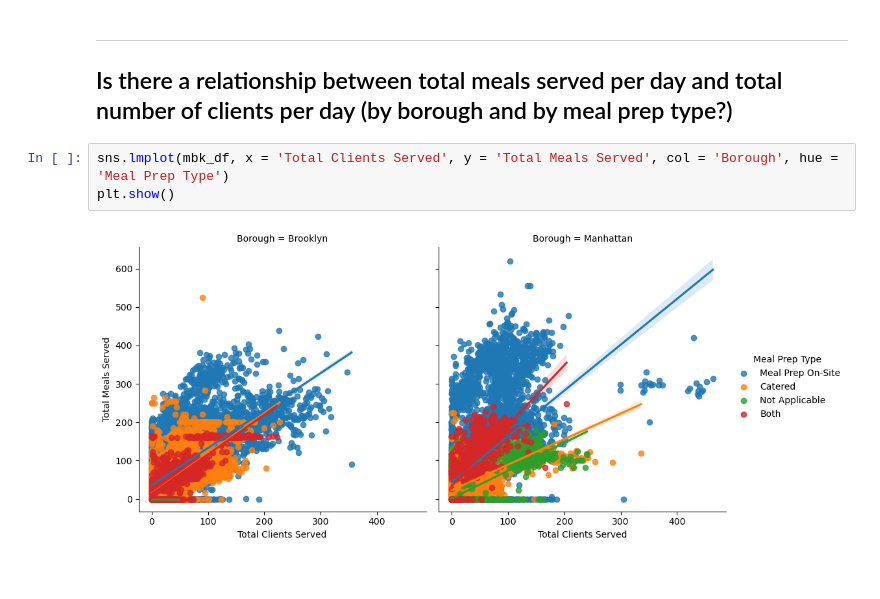
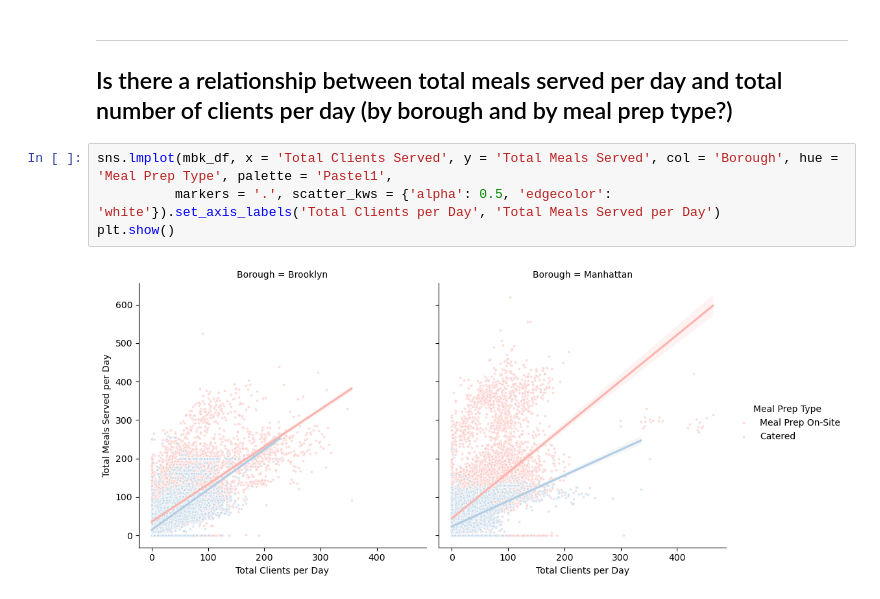
Before and after one commit to valeriemagalong/NYC-Aging, a Jupyter notebook: eda_senior_center_client_data.ipynb, the cells around one changed output. Cells and saved outputs as stored; diff of their text form.

Commit message:
Plot linear regression scatterplot comparing total daily meals and total daily clients by borough and by meal prep type

```diff
--- a/eda_senior_center_client_data.ipynb
+++ b/eda_senior_center_client_data.ipynb
@@ -391,7 +409,8 @@ Name: Total Meals Served, dtype: float64
 ---
 ## Is there a relationship between total meals served per day and total number of clients per day (by borough and by meal prep type?)
 # %%
-sns.lmplot(mbk_df, x = 'Total Clients Served', y = 'Total Meals Served', col = 'Borough', hue = 'Meal Prep Type')
+sns.lmplot(mbk_df, x = 'Total Clients Served', y = 'Total Meals Served', col = 'Borough', hue = 'Meal Prep Type', palette = 'Pastel1',
+          markers = '.', scatter_kws = {'alpha': 0.5, 'edgecolor': 'white'}).set_axis_labels('Total Clients per Day', 'Total Meals Served per Day')
 plt.show()
 # %% [output]
-[figure, old version]
+[figure, new version]
```
Also changed, not shown: parts of 1 cell of this notebook.
